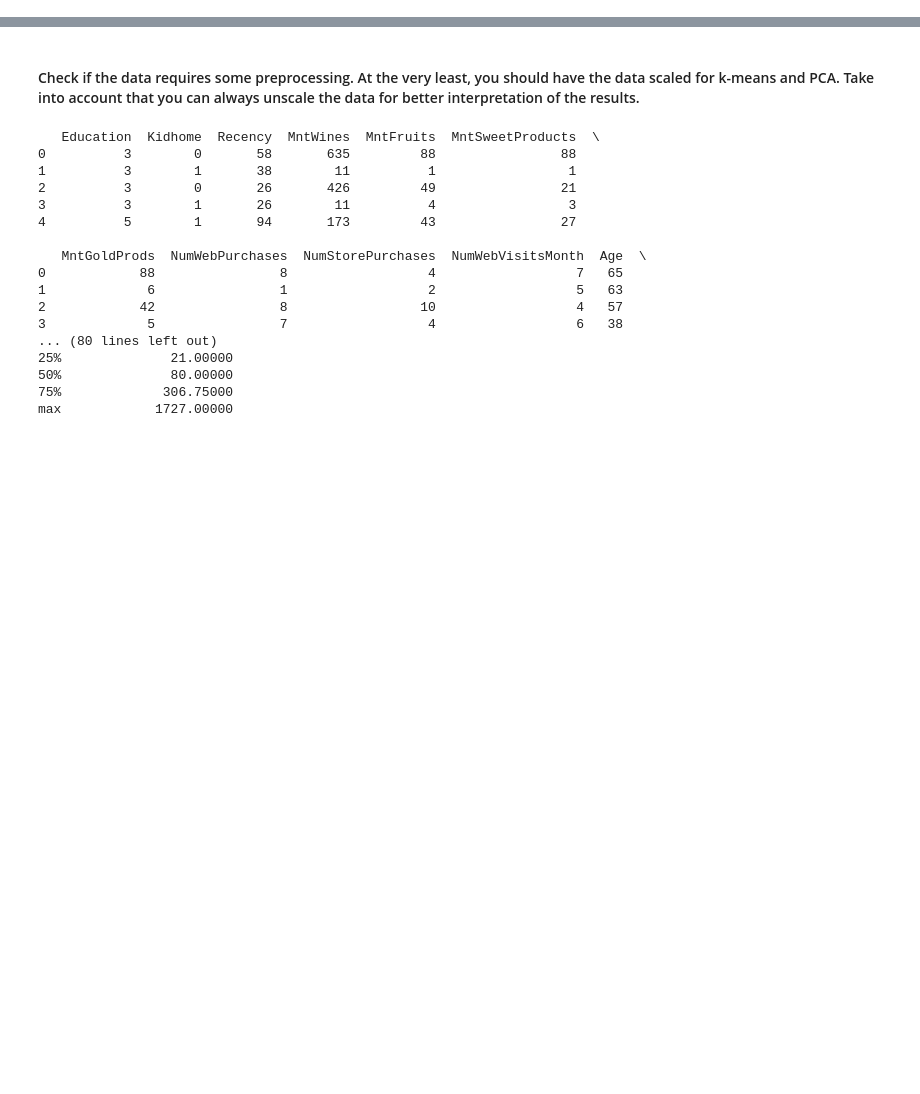
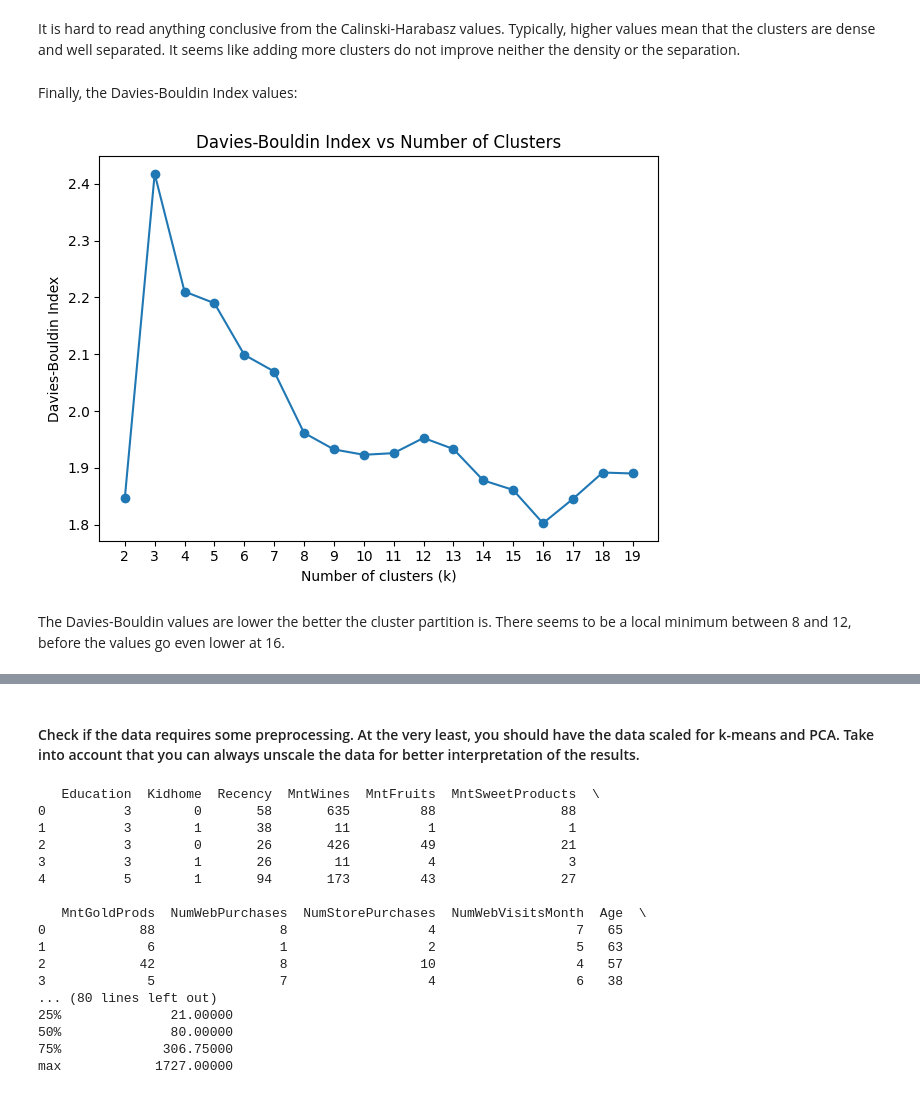
Before and after one commit to sannahartmann/Assignment-1-Unsupervised-learning, a Jupyter notebook: assignment1.ipynb, the cells around one changed output, grey strips where cells are left out. Drawn from its saved outputs; the diff is of its cells as text; code cells hidden in the pictures; blank space fills up the shorter version.

```diff
--- a/assignment1.ipynb
+++ b/assignment1.ipynb
@@ -0,0 +130,17 @@
+# %% [markdown]
+It is hard to read anything conclusive from the Calinski-Harabasz values. Typically, higher values mean that the clusters are dense and well separated. It seems like adding more clusters do not improve neither the density or the separation.
+# %% [markdown]
+Finally, the Davies‑Bouldin Index values:
+# %%
+plt.figure()
+plt.plot(k_values, davies_bouldin, marker='o')
+plt.xlabel('Number of clusters (k)')
+plt.ylabel('Davies-Bouldin Index')
+plt.title('Davies-Bouldin Index vs Number of Clusters')
+plt.xticks(k_values)
+plt.tight_layout()
+plt.show()
+# %% [output]
+[figure, added]
+# %% [markdown]
+The Davies-Bouldin values are lower the better the cluster partition is. There seems to be a local minimum between 8 and 12, before the values go even lower at 16.
```
Also changed, not shown: parts of 24 cells of this notebook.
